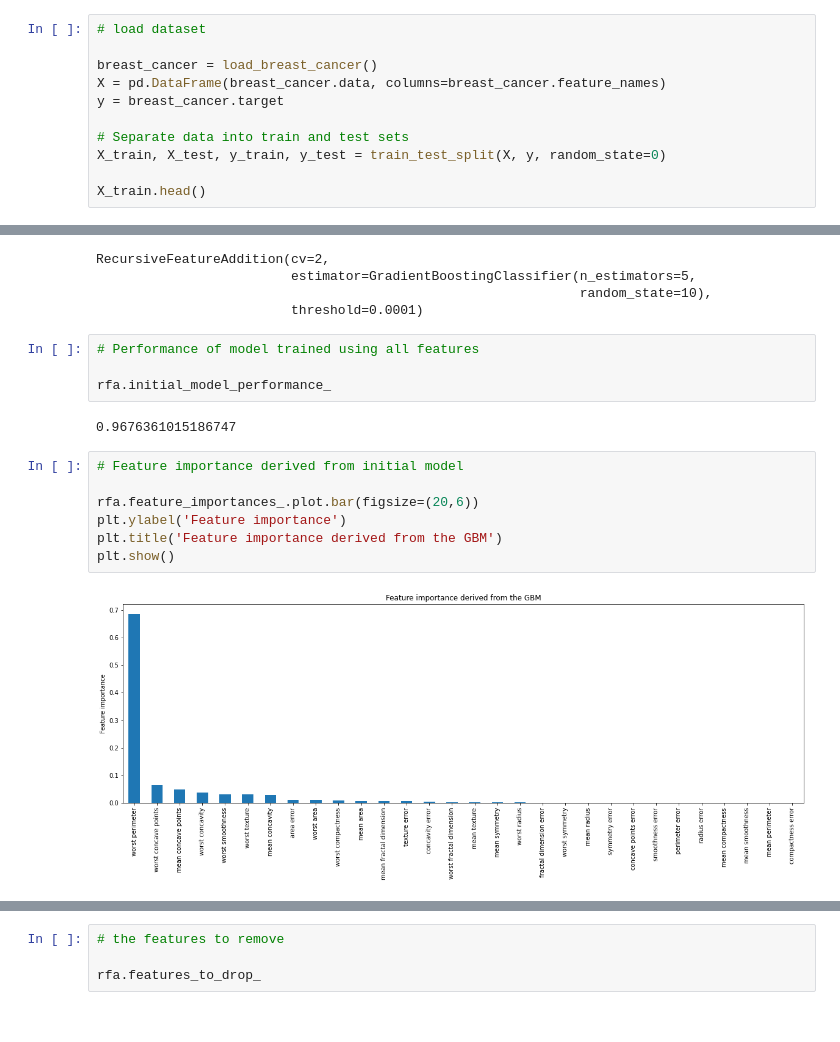
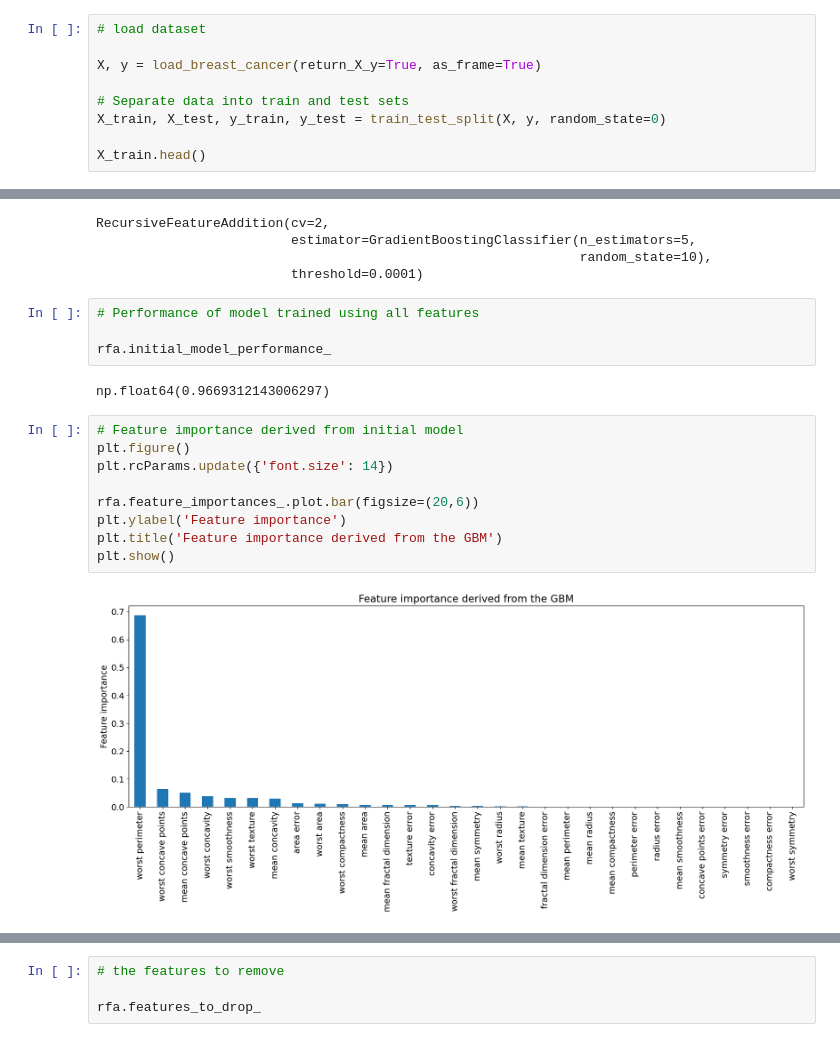
Before and after one commit to solegalli/feature-selection-in-machine-learning-book, a Jupyter notebook: 08-Other-methods/01-Recursive-feature-addition.ipynb, the cells around one changed output, grey strips where cells are left out. Saved outputs shown, nothing was run; the diff lists cells and outputs as text.

```diff
--- a/08-Other-methods/01-Recursive-feature-addition.ipynb
+++ b/08-Other-methods/01-Recursive-feature-addition.ipynb
@@ -14,9 +16,7 @@ from feature_engine.selection import RecursiveFeatureAddition
 # %%
 # load dataset
 
-breast_cancer = load_breast_cancer()
-X = pd.DataFrame(breast_cancer.data, columns=breast_cancer.feature_names)
-y = breast_cancer.target
+X, y = load_breast_cancer(return_X_y=True, as_frame=True)
 
 # Separate data into train and test sets
 X_train, X_test, y_train, y_test = train_test_split(X, y, random_state=0)
@@ -58,16 +58,18 @@ RecursiveFeatureAddition(cv=2,
 
 rfa.initial_model_performance_
 # %% [output]
-0.9676361015186747
+np.float64(0.9669312143006297)
 # %%
 # Feature importance derived from initial model
+plt.figure()
+plt.rcParams.update({'font.size': 14})
 
 rfa.feature_importances_.plot.bar(figsize=(20,6))
 plt.ylabel('Feature importance')
 plt.title('Feature importance derived from the GBM')
 plt.show()
 # %% [output]
-[figure, old version]
+[figure, new version]
 # %%
 # Changes in performance after adding each feature
 
```
Also changed, not shown: parts of 5 cells of this notebook, 28 other files.
